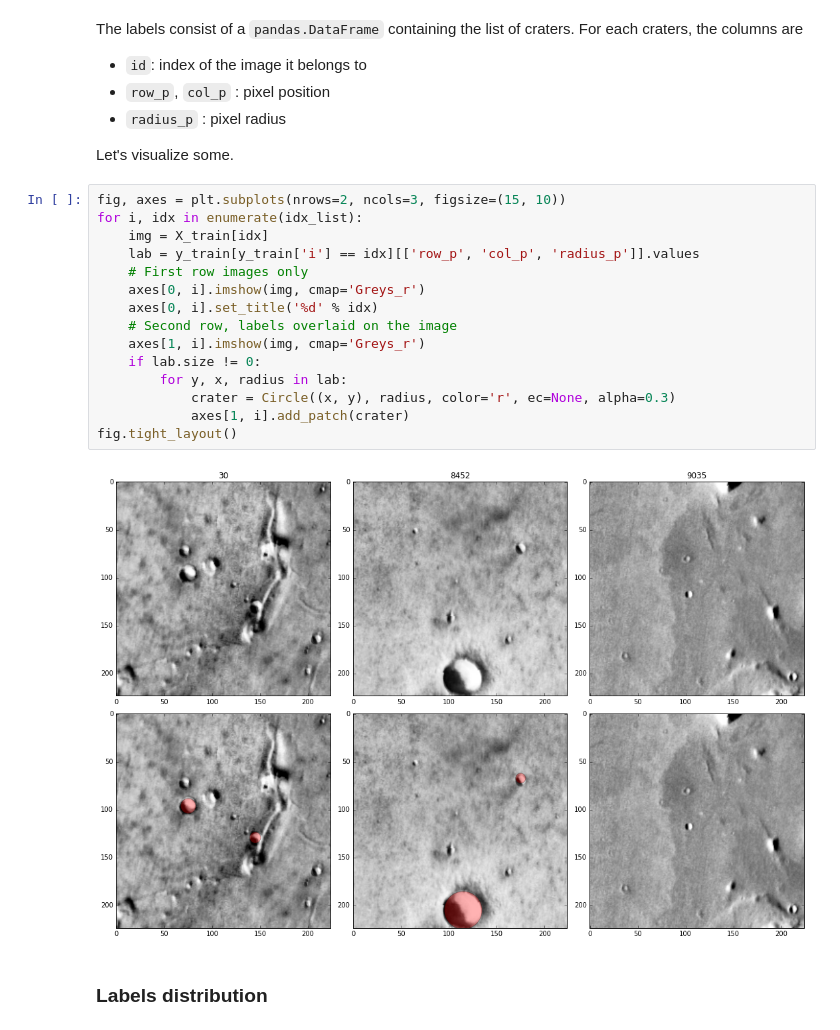
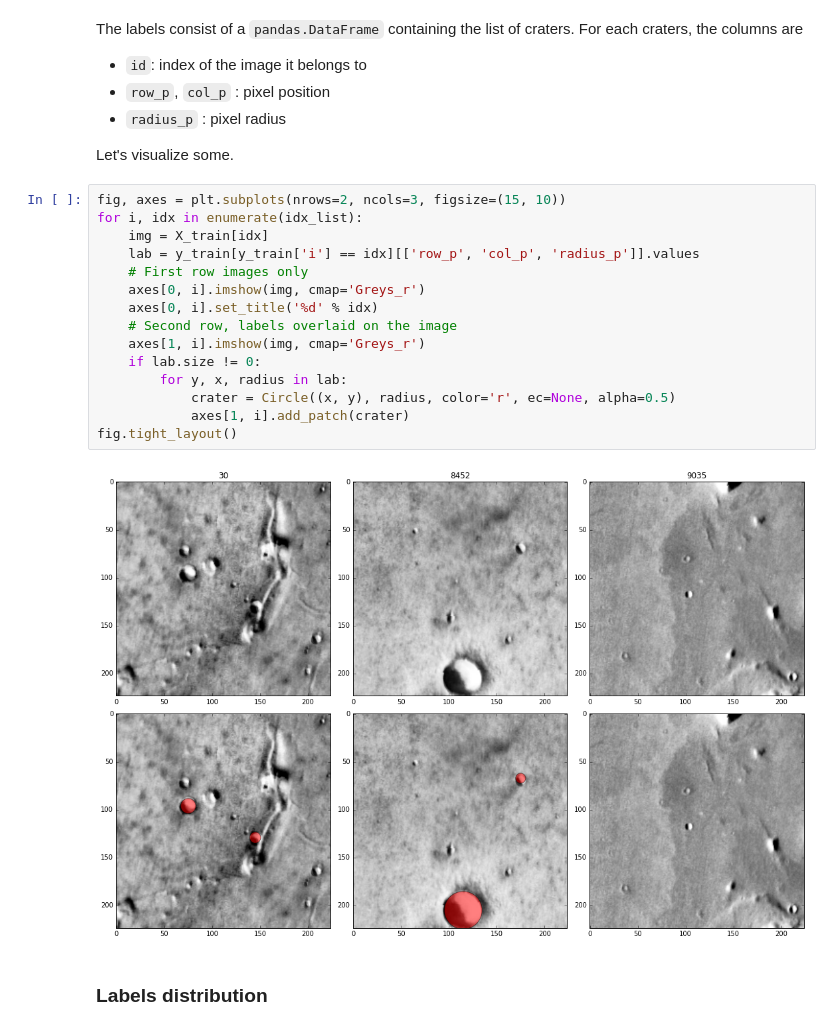
Before and after one commit to ramp-kits/mars_craters, a Jupyter notebook: mars_craters_starting_kit.ipynb, the cells around one changed output. Cells and saved outputs as stored; diff of their text form.

```diff
--- a/mars_craters_starting_kit.ipynb
+++ b/mars_craters_starting_kit.ipynb
@@ -150,20 +149,20 @@ Let's visualize some.
 # %%
 fig, axes = plt.subplots(nrows=2, ncols=3, figsize=(15, 10))
 for i, idx in enumerate(idx_list):
     img = X_train[idx]
     lab = y_train[y_train['i'] == idx][['row_p', 'col_p', 'radius_p']].values
     # First row images only
     axes[0, i].imshow(img, cmap='Greys_r')
     axes[0, i].set_title('%d' % idx)
     # Second row, labels overlaid on the image
     axes[1, i].imshow(img, cmap='Greys_r')
     if lab.size != 0:
         for y, x, radius in lab:
-            crater = Circle((x, y), radius, color='r', ec=None, alpha=0.3)
+            crater = Circle((x, y), radius, color='r', ec=None, alpha=0.5)
             axes[1, i].add_patch(crater)
 fig.tight_layout()
 # %% [output]
-[figure, old version]
+[figure, new version]
 # %% [markdown]
 ### Labels distribution
 # %% [markdown]
```
Also changed, not shown: parts of 30 cells of this notebook, 6 other files.
